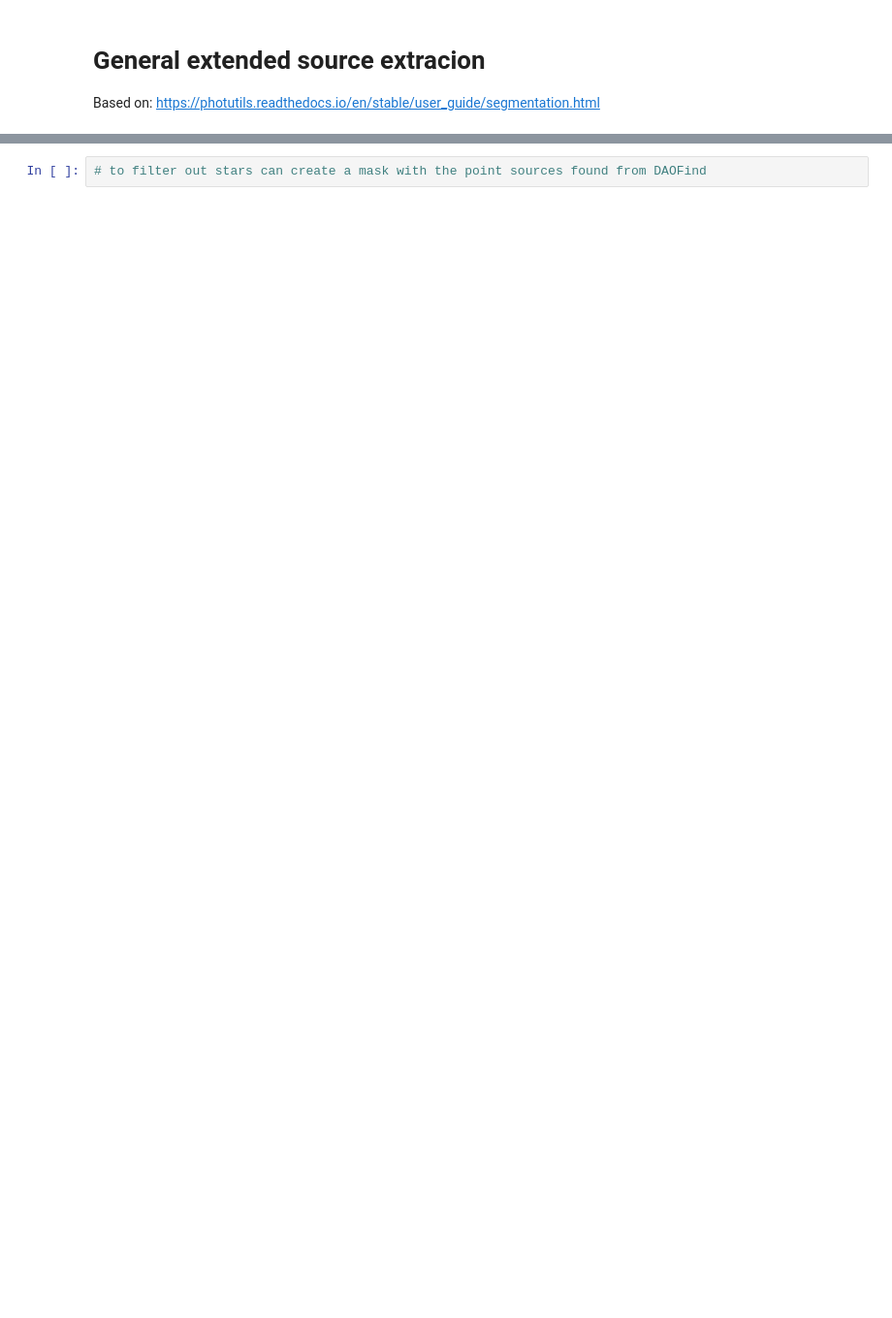
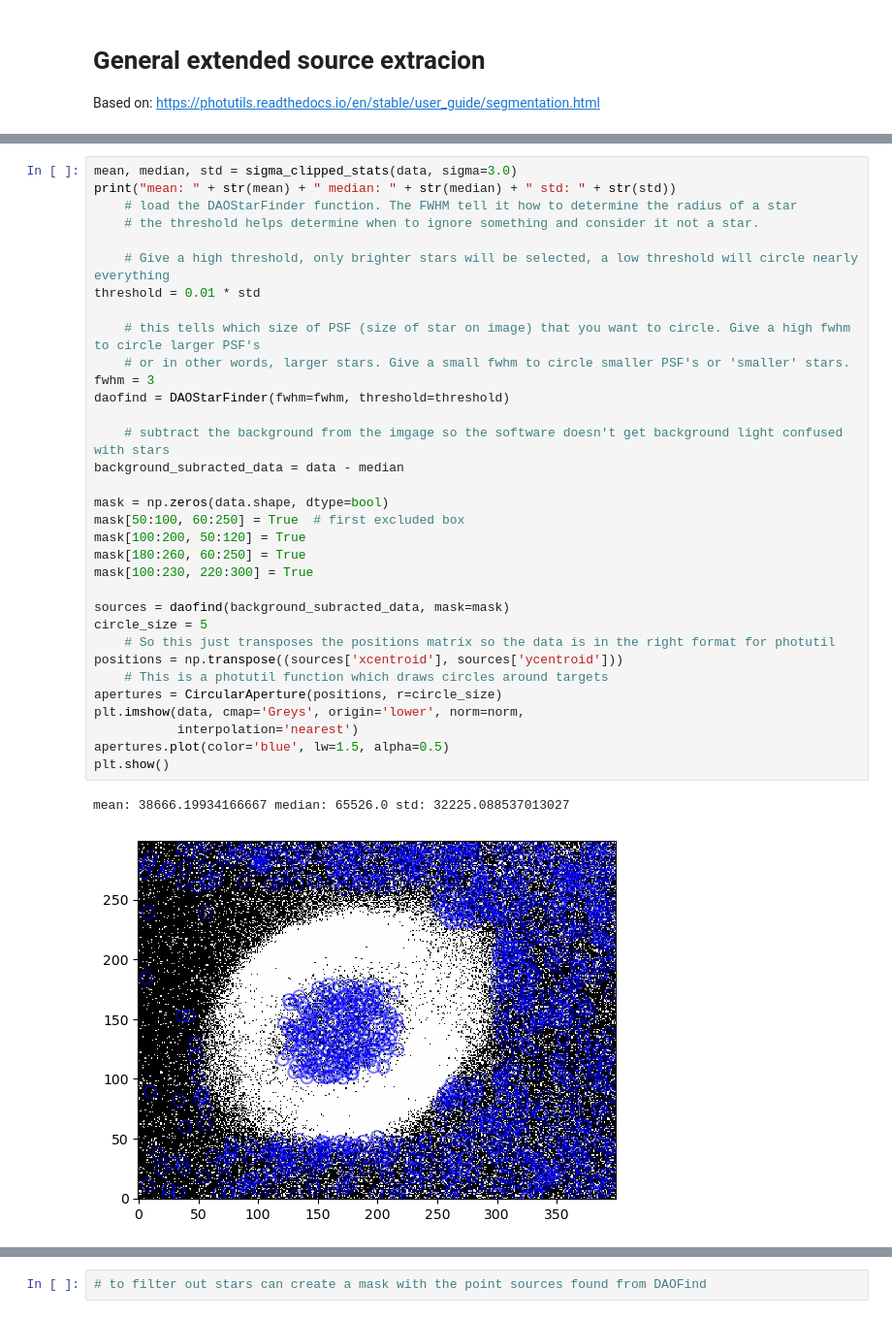
Before and after one commit to elaine-ran/astro4410, a Jupyter notebook: Lab 3/extended_source_photometry.ipynb, the cells around one changed output, grey strips where cells are left out. Shown at 97% size. Saved outputs shown, nothing was run; the diff lists cells and outputs as text; blank space fills up the shorter version.

```diff
--- a/Lab 3/extended_source_photometry.ipynb
+++ b/Lab 3/extended_source_photometry.ipynb
@@ -31,0 +100,36 @@ hdu.close()
+# %%
+mean, median, std = sigma_clipped_stats(data, sigma=3.0)
+print("mean: " + str(mean) + " median: " + str(median) + " std: " + str(std))
+    # load the DAOStarFinder function. The FWHM tell it how to determine the radius of a star
+    # the threshold helps determine when to ignore something and consider it not a star.
+
+    # Give a high threshold, only brighter stars will be selected, a low threshold will circle nearly everything
+threshold = 0.01 * std
+
+    # this tells which size of PSF (size of star on image) that you want to circle. Give a high fwhm to circle larger PSF's
+    # or in other words, larger stars. Give a small fwhm to circle smaller PSF's or 'smaller' stars.
+fwhm = 3
+daofind = DAOStarFinder(fwhm=fwhm, threshold=threshold)
+
+    # subtract the background from the imgage so the software doesn't get background light confused with stars
+background_subracted_data = data - median
+
+mask = np.zeros(data.shape, dtype=bool)
+mask[50:100, 60:250] = True  # first excluded box
+mask[100:200, 50:120] = True
+mask[180:260, 60:250] = True
+mask[100:230, 220:300] = True
+
+sources = daofind(background_subracted_data, mask=mask)
+circle_size = 5
+    # So this just transposes the positions matrix so the data is in the right format for photutil
+positions = np.transpose((sources['xcentroid'], sources['ycentroid']))
+    # This is a photutil function which draws circles around targets
+apertures = CircularAperture(positions, r=circle_size)
+plt.imshow(data, cmap='Greys', origin='lower', norm=norm,
+           interpolation='nearest')
+apertures.plot(color='blue', lw=1.5, alpha=0.5)
+plt.show()
+# %% [output]
+mean: 38666.19934166667 median: 65526.0 std: 32225.088537013027
+[figure, added]
```
Also changed, not shown: parts of 32 cells of this notebook, 10 other files.
